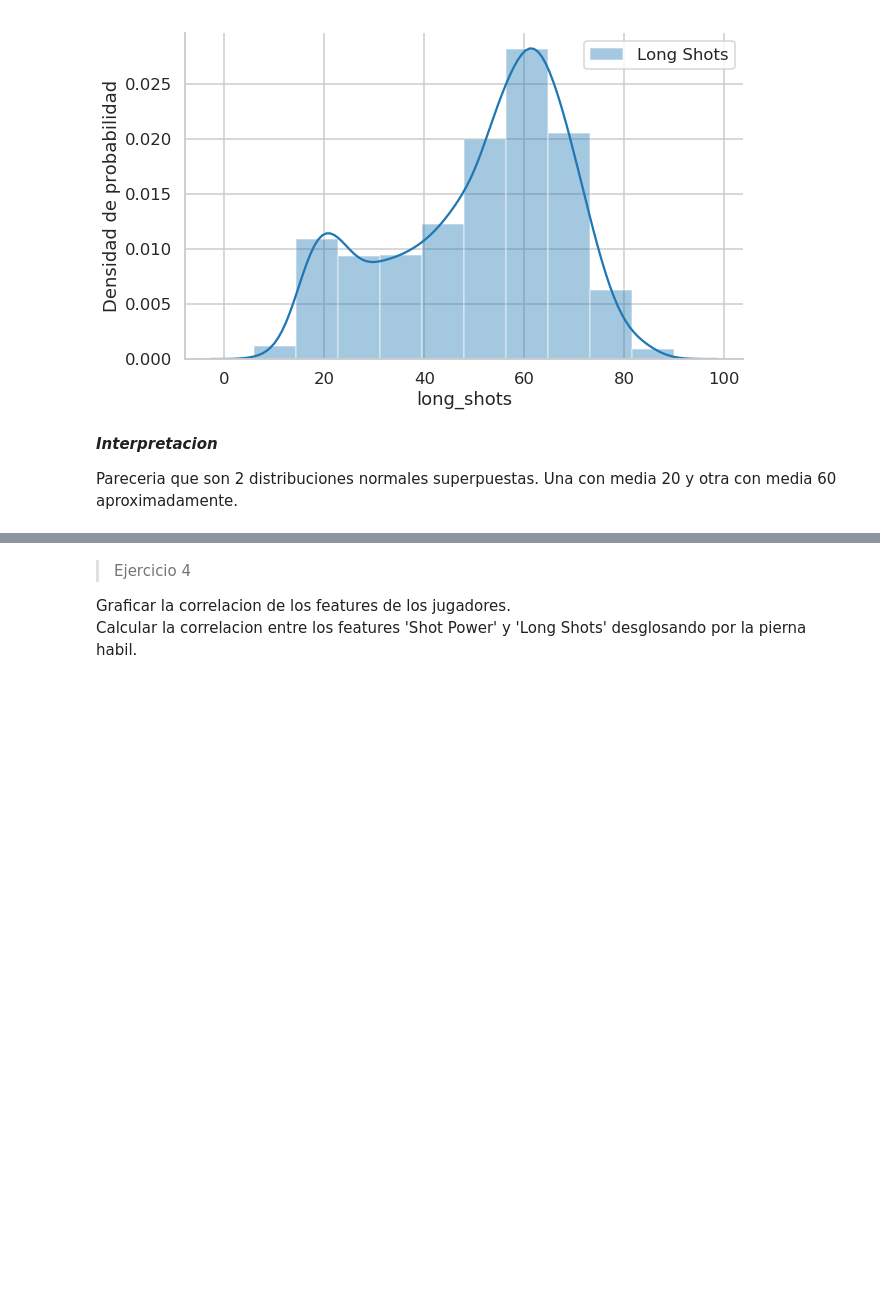
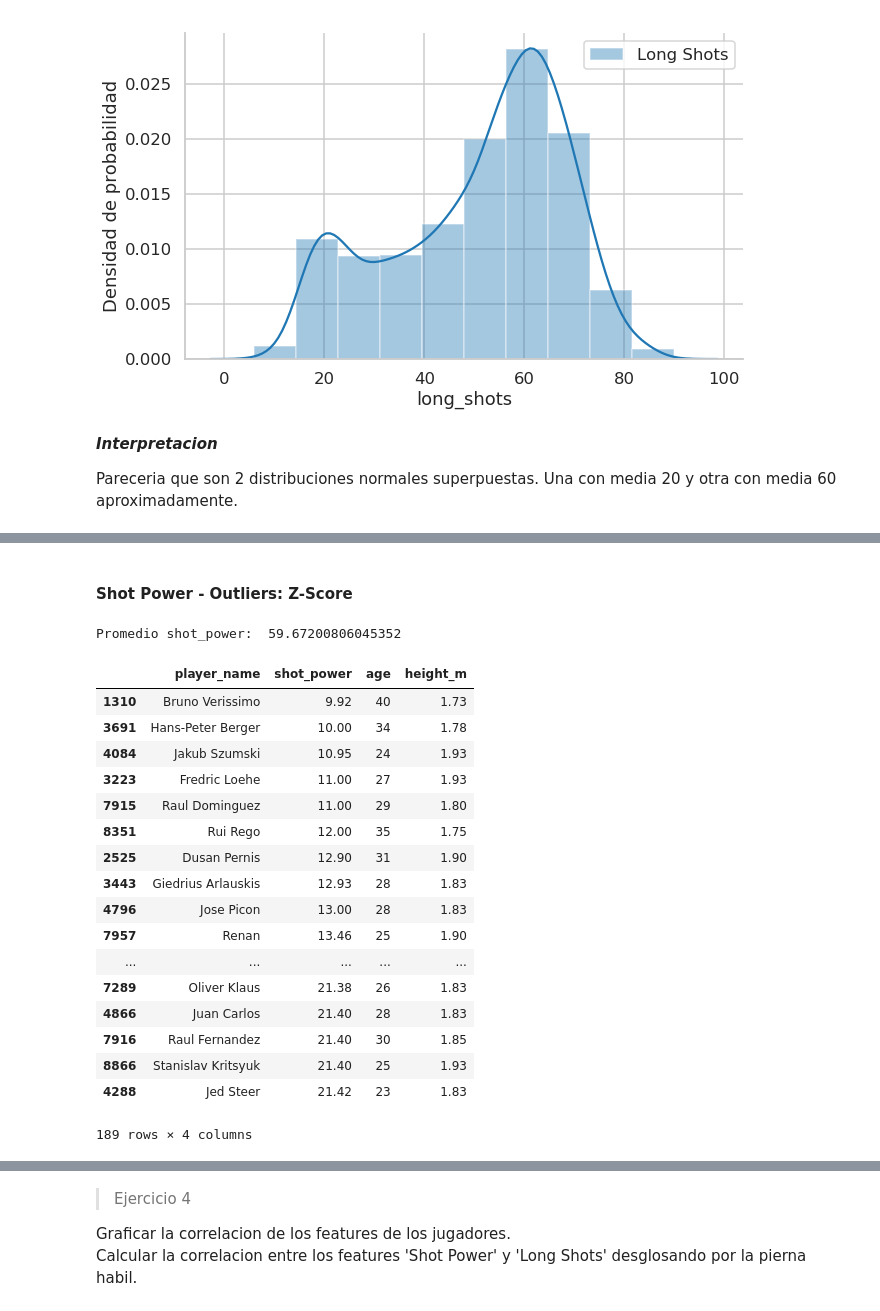
Before and after one commit to diplodatos2019/Mentoria_Analisis_Visualizacion_Datos, a Jupyter notebook: Practico_AyV_resolucion.ipynb, the cells around one changed output, grey strips where cells are left out. Cells and saved outputs as stored; diff of their text form; code cells hidden in the pictures; blank space fills up the shorter version.

```diff
--- a/Practico_AyV_resolucion.ipynb
+++ b/Practico_AyV_resolucion.ipynb
@@ -257,0 +263,34 @@ sns.boxplot(x="player_name", y="shot_power", data=df_player, palette="coolwarm")
+# %% [markdown]
+#### Shot Power - Outliers: Z-Score
+# %%
+## Z-Score para "shot_power"
+
+df_player["shot_power_zscore"] = zscore(df_player["shot_power"])
+
+shot_power_zscore_outliers = df_player["shot_power_zscore"].apply(
+    ## Si zscore es menor 2.5 o mayor a 2.5, el valor observado esta en el 5% mas chico o mas grande.
+  lambda x: x <= -2.5 or x >= 2.5
+)
+print("Promedio shot_power: ", shot_power_clean.mean())
+
+df_player[shot_power_zscore_outliers][["player_name", "shot_power", "age", "height_m"]].sort_values("shot_power", ascending=True)
+# %% [output]
+Promedio shot_power:  59.67200806045352
+|  | player_name | shot_power | age | height_m |
+| 1310 | Bruno Verissimo | 9.92 | 40 | 1.73 |
+| 3691 | Hans-Peter Berger | 10.00 | 34 | 1.78 |
+| 4084 | Jakub Szumski | 10.95 | 24 | 1.93 |
+| 3223 | Fredric Loehe | 11.00 | 27 | 1.93 |
+| 7915 | Raul Dominguez | 11.00 | 29 | 1.80 |
+| 8351 | Rui Rego | 12.00 | 35 | 1.75 |
+| 2525 | Dusan Pernis | 12.90 | 31 | 1.90 |
+| 3443 | Giedrius Arlauskis | 12.93 | 28 | 1.83 |
+| 4796 | Jose Picon | 13.00 | 28 | 1.83 |
+| 7957 | Renan | 13.46 | 25 | 1.90 |
+| ... | ... | ... | ... | ... |
+| 7289 | Oliver Klaus | 21.38 | 26 | 1.83 |
+| 4866 | Juan Carlos | 21.40 | 28 | 1.83 |
+| 7916 | Raul Fernandez | 21.40 | 30 | 1.85 |
+| 8866 | Stanislav Kritsyuk | 21.40 | 25 | 1.93 |
+| 4288 | Jed Steer | 21.42 | 23 | 1.83 |
+189 rows × 4 columns
```
Also changed, not shown: parts of 14 cells of this notebook.
